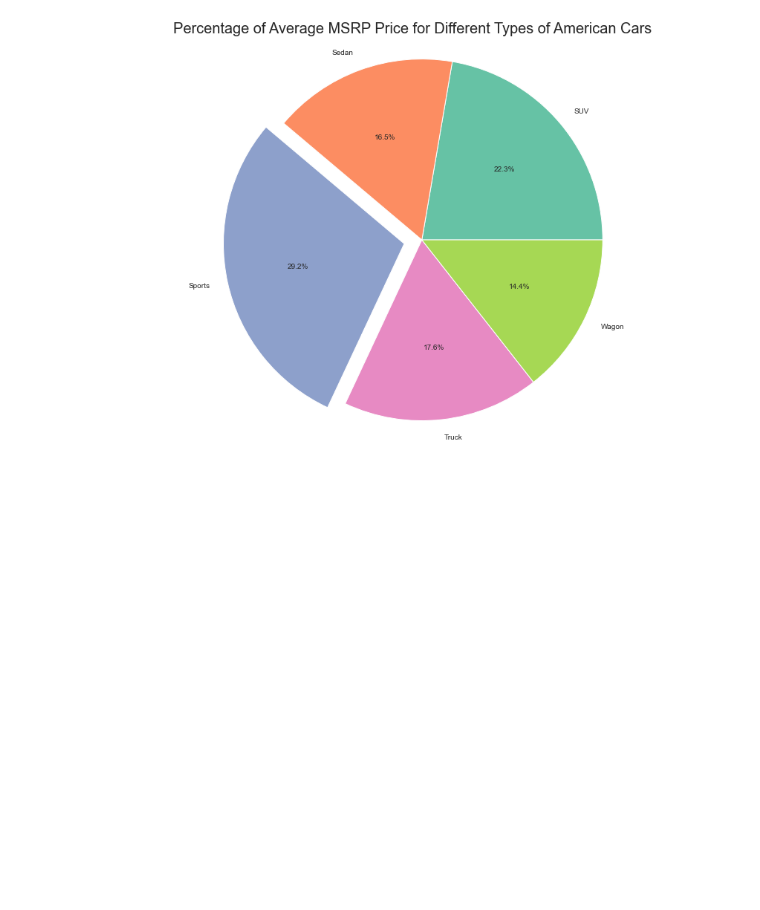
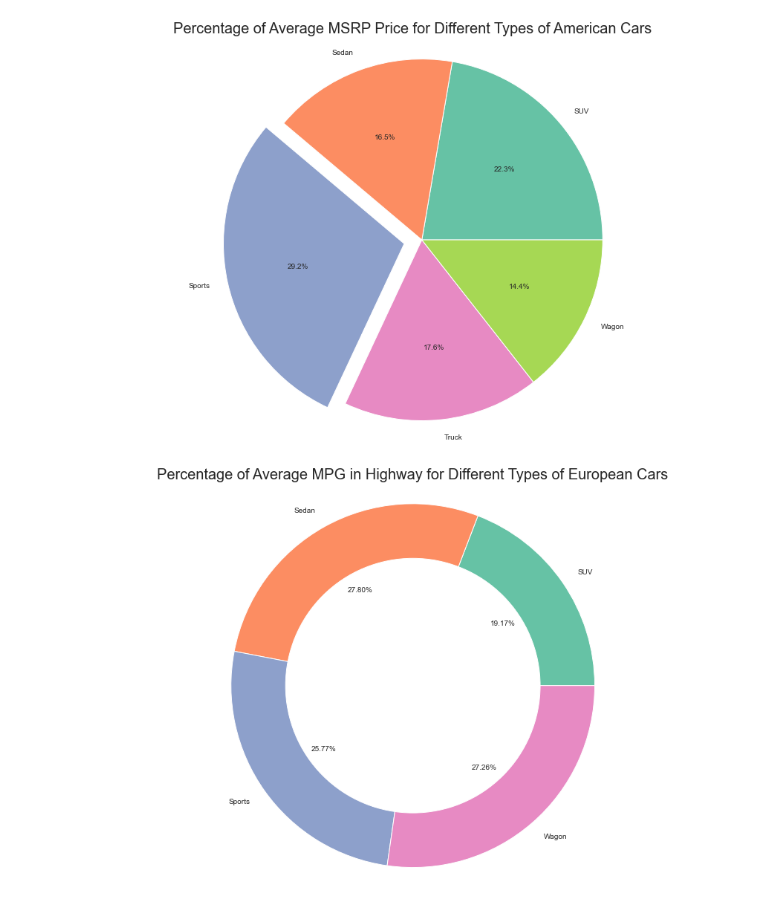
Before and after one commit to shamimsikder/Data-Visualization-Exercises, a Jupyter notebook: Cars Data Visualization.ipynb, the cells around one changed output. Cells and saved outputs as stored; diff of their text form; code cells hidden in the pictures; blank space fills up the shorter version.

Commit message:
Donut Chart:Percentage of Average MPG in Highway for Different Types of Cars

```diff
--- a/Cars Data Visualization.ipynb
+++ b/Cars Data Visualization.ipynb
@@ -644,3 +644,17 @@ plt.axis('equal')
 plt.title("Percentage of Average MSRP Price for Different Types of American Cars",fontsize=20);
 # %% [output]
 [figure]
+# %%
+plt.figure(figsize=(15,10))
+
+plt.pie(eu_cars.MPG_Highway,labels=eu_cars.Type,autopct ='%0.2f%%')
+
+my_circle=plt.Circle( (0,0), 0.7, color='white')
+p=plt.gcf()
+p.gca().add_artist(my_circle)
+
+plt.axis("equal")
+
+plt.title("Percentage of Average MPG in Highway for Different Types of European Cars",fontsize=20);
+# %% [output]
+[figure, added]
```
Also changed, not shown: parts of 2 cells of this notebook.
